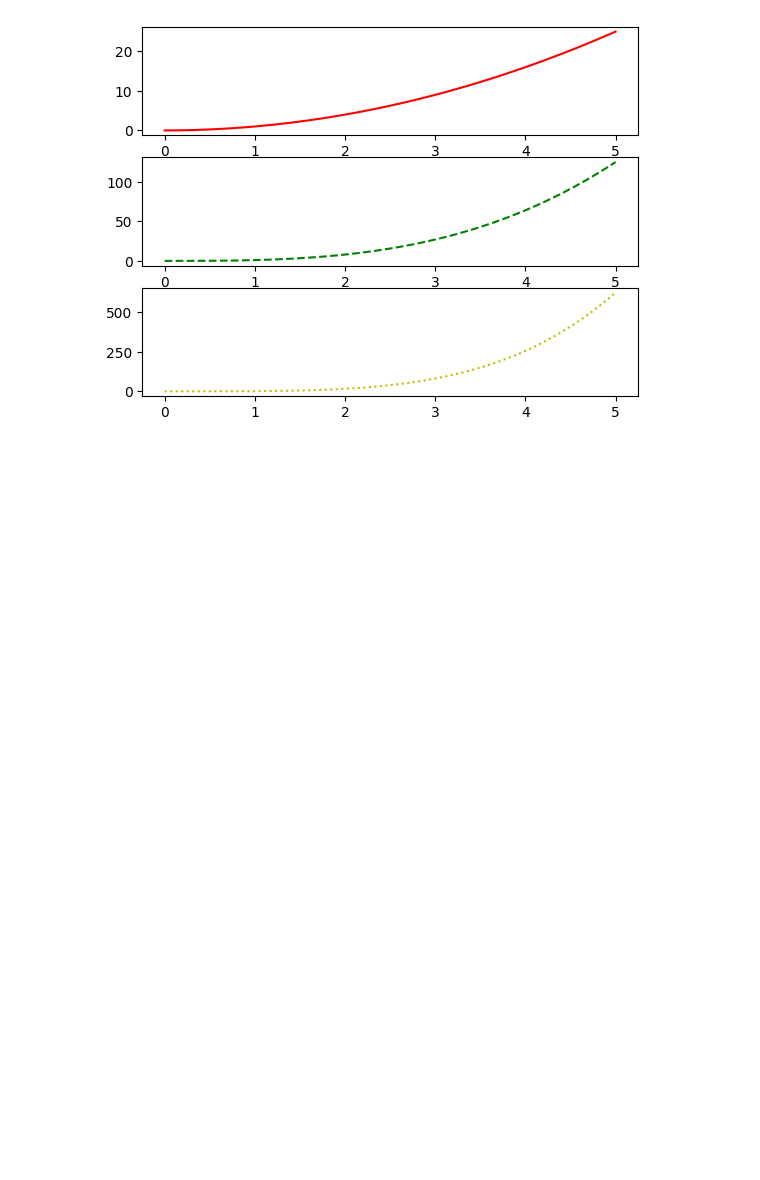
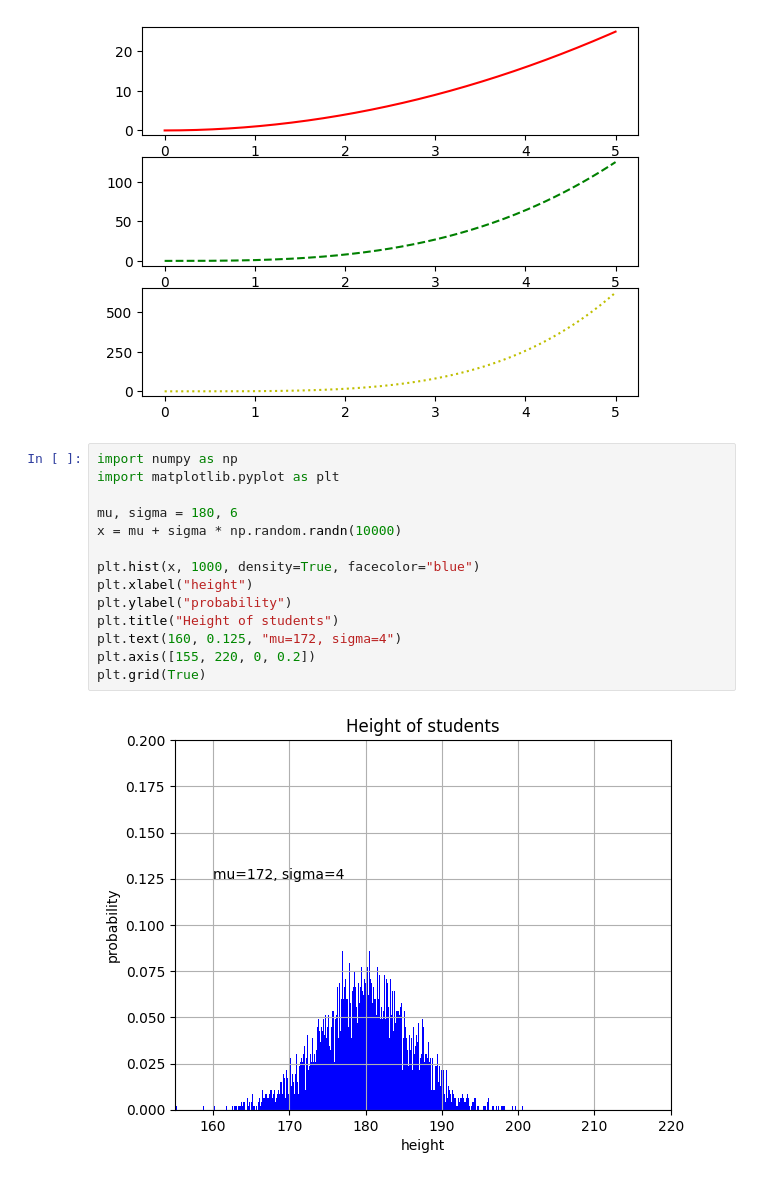
Before and after one commit to SteveHHuang/Cam, a Jupyter notebook: Day8.ipynb, the cells around one changed output. Cells and saved outputs as stored; diff of their text form; blank space fills up the shorter version.

```diff
--- a/Day8.ipynb
+++ b/Day8.ipynb
@@ -68,3 +68,19 @@ plt.plot(x, y3, color='y', linestyle='dotted')
 plt.show()
 # %% [output]
 [figure]
+# %%
+import numpy as np
+import matplotlib.pyplot as plt
+
+mu, sigma = 180, 6
+x = mu + sigma * np.random.randn(10000)
+
+plt.hist(x, 1000, density=True, facecolor="blue")
+plt.xlabel("height")
+plt.ylabel("probability")
+plt.title("Height of students")
+plt.text(160, 0.125, "mu=172, sigma=4")
+plt.axis([155, 220, 0, 0.2])
+plt.grid(True)
+# %% [output]
+[figure, added]
```
Also changed, not shown: parts of 2 cells of this notebook.
